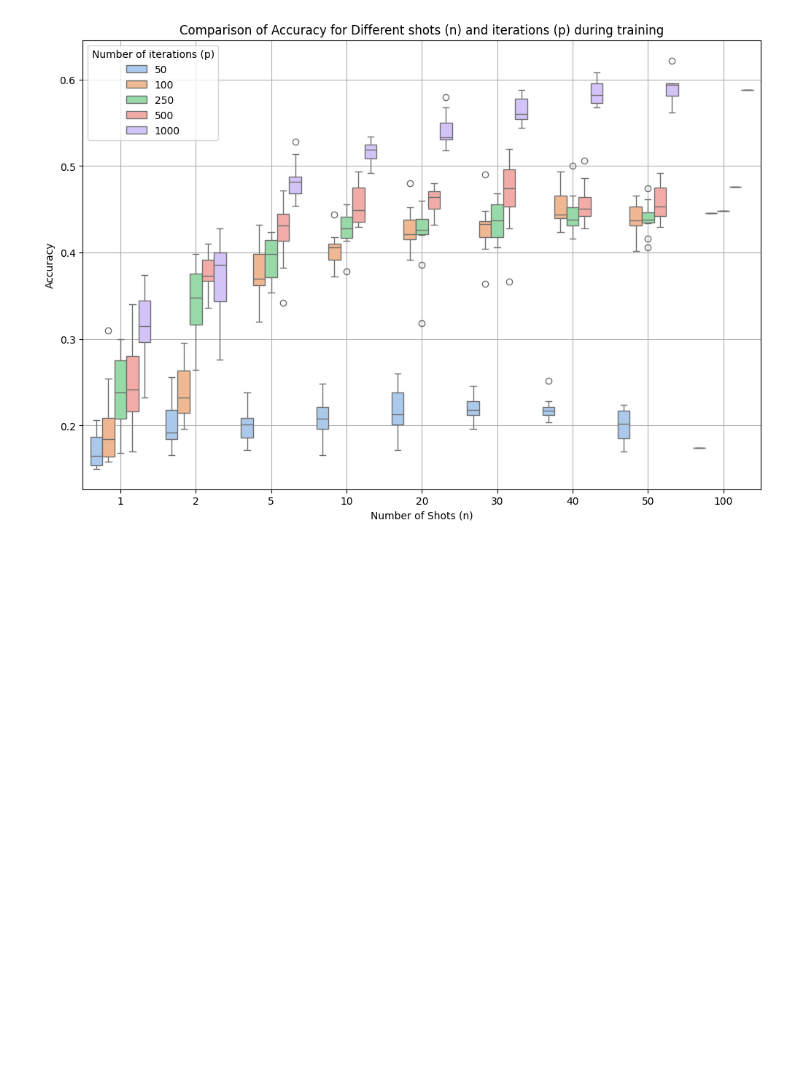
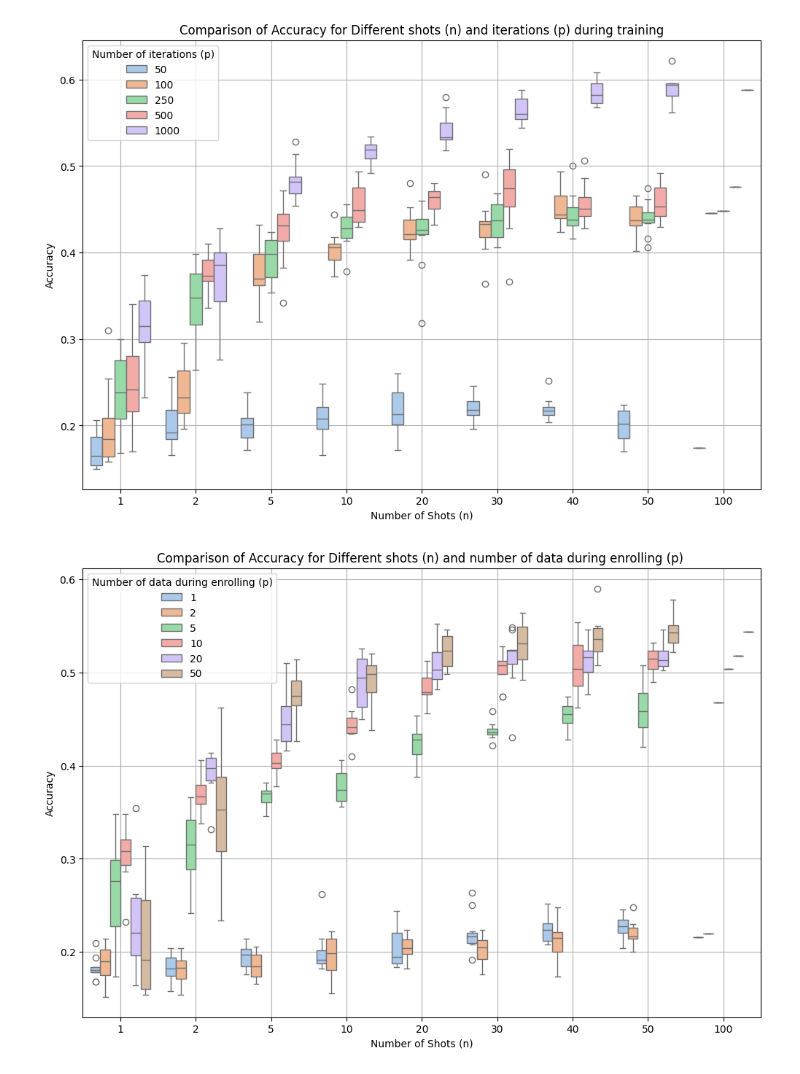
Before and after one commit to NailKhelifa/PrototypicalFewShots, a Jupyter notebook: ntbk/main.ipynb, the cells around one changed output. Saved outputs shown, nothing was run; the diff lists cells and outputs as text; code cells hidden in the pictures; blank space fills up the shorter version.

Commit message:
add results

```diff
--- a/ntbk/main.ipynb
+++ b/ntbk/main.ipynb
@@ -355,0 +374,40 @@ plot_from_iterations(results)
+# %%
+### On met le meme nombre pour le support et le query
+
+n_supps = [1, 2, 5, 10, 20, 50]
+results = {}
+for n_supp in tqdm(n_supps):
+    results[n_supp] = {}
+    opt["num_support_tr"] = opt["num_query_tr"] = n_supp
+
+    results[n_supp]["model"], _, results[n_supp]["Loss"], results[n_supp]["Accuracy"] = train.main(opt)
+
+    results[n_supp]["perfs"] = eval_n_shot(results[n_supp]["model"], k=10)
+# %%
+def plot_from_enroll(results):
+
+    acc_values = []
+    n_labels = []
+    p_labels = []
+
+    for p, data in results.items():
+        list_acc = data["perfs"]
+        for n, acc_list in list_acc.items():
+            acc_values.extend(acc_list)
+            n_labels.extend([n] * len(acc_list))
+            p_labels.extend([int(p)] * len(acc_list)) #
+
+    plt.figure(figsize=(12, 8))
+    sns.boxplot(x=n_labels, y=acc_values, hue=p_labels, palette="pastel")
+
+    plt.xlabel('Number of Shots (n)')
+    plt.ylabel('Accuracy')
+    plt.title('Comparison of Accuracy for Different shots (n) and number of data during enrolling (p) ')
+    plt.legend(title="Number of data during enrolling (p)", loc="best")
+    plt.grid(True)
+
+    plt.show()
+
+plot_from_enroll(results)
+# %% [output]
+[figure, added]
```
Also changed, not shown: parts of 1 cell of this notebook, 1 other file.
